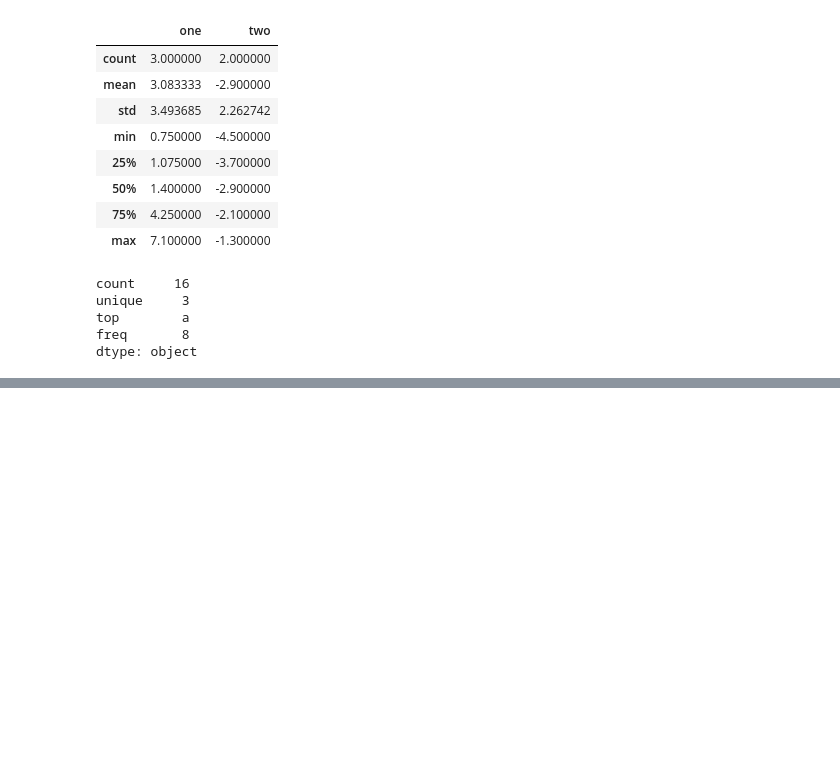
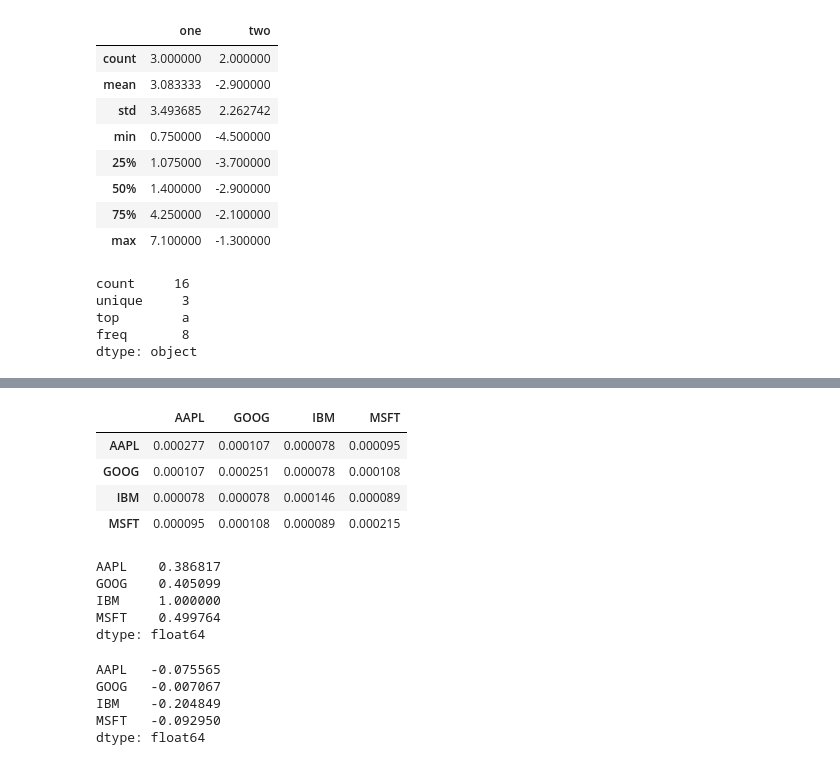
Before and after one commit to haoyongzhi/knowledge-planet, a Jupyter notebook: dataanalysis/dataanalysis_task3_ch05.ipynb, the cells around one changed output, grey strips where cells are left out. Drawn from its saved outputs; the diff is of its cells as text; code cells hidden in the pictures; blank space fills up the shorter version.

```diff
--- a/dataanalysis/dataanalysis_task3.ipynb
+++ b/dataanalysis/dataanalysis_task3_ch05.ipynb
@@ -1216,0 +1249,24 @@ dtype: object
+# %%
+returns.cov()
+# %% [output]
+|  | AAPL | GOOG | IBM | MSFT |
+| AAPL | 0.000277 | 0.000107 | 0.000078 | 0.000095 |
+| GOOG | 0.000107 | 0.000251 | 0.000078 | 0.000108 |
+| IBM | 0.000078 | 0.000078 | 0.000146 | 0.000089 |
+| MSFT | 0.000095 | 0.000108 | 0.000089 | 0.000215 |
+# %%
+returns.corrwith(returns.IBM)
+# %% [output]
+AAPL    0.386817
+GOOG    0.405099
+IBM     1.000000
+MSFT    0.499764
+dtype: float64
+# %%
+returns.corrwith(volume)
+# %% [output]
+AAPL   -0.075565
+GOOG   -0.007067
+IBM    -0.204849
+MSFT   -0.092950
+dtype: float64
```
Also changed, not shown: parts of 9 cells of this notebook.
